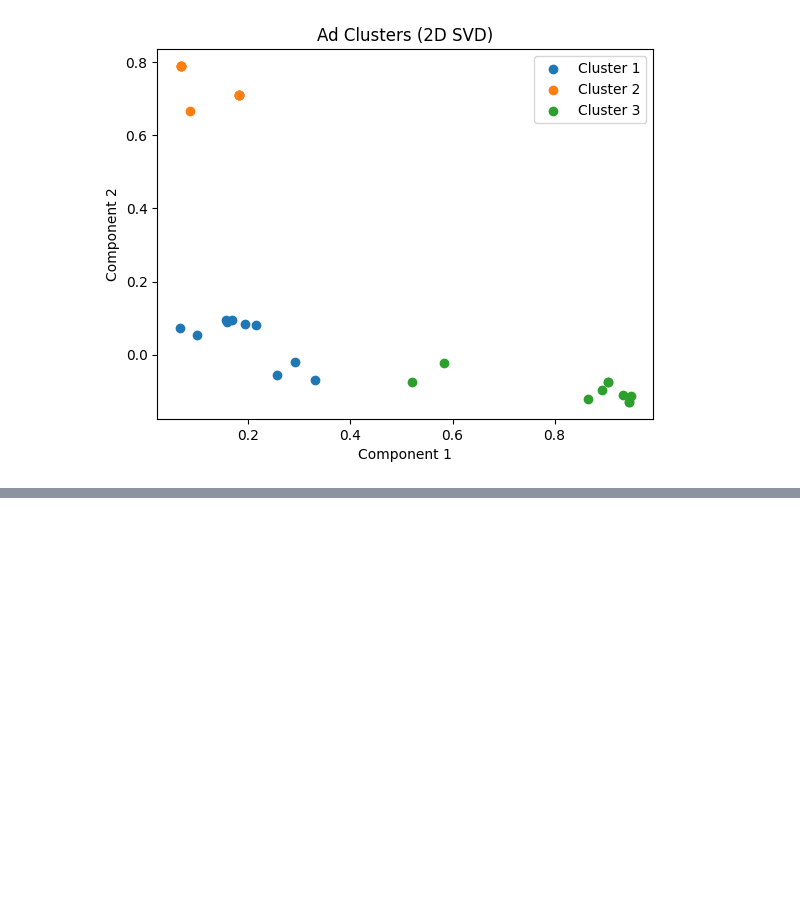
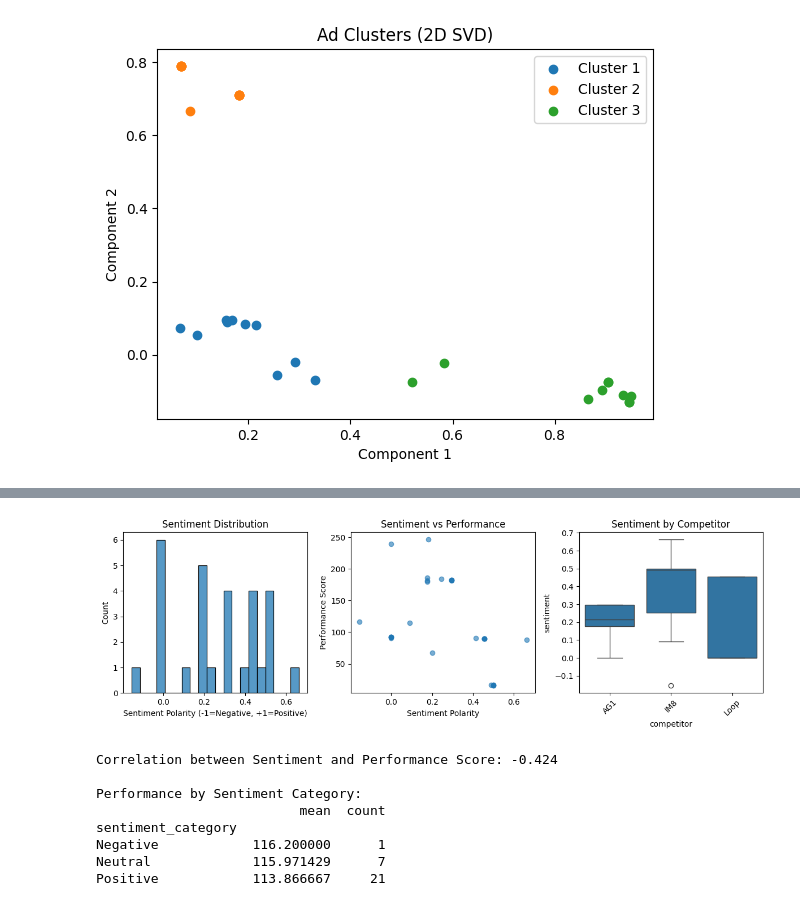
Before and after one commit to MohtashamMurshid/ventamin, a Jupyter notebook: analyse.ipynb, the cells around one changed output, grey strips where cells are left out. Saved outputs shown, nothing was run; the diff lists cells and outputs as text; code cells hidden in the pictures; blank space fills up the shorter version.

```diff
--- a/analyse.ipynb
+++ b/analyse.ipynb
@@ -66,0 +189,59 @@ plt.show()
+# %%
+# Sentiment Analysis
+try:
+    from textblob import TextBlob
+
+    def get_sentiment(text):
+        return TextBlob(text).sentiment.polarity
+
+    df['sentiment'] = df['text'].apply(get_sentiment)
+
+    plt.figure(figsize=(12, 4))
+
+    # Sentiment distribution
+    plt.subplot(1, 3, 1)
+    sns.histplot(df['sentiment'], bins=20)
+    plt.title('Sentiment Distribution')
+    plt.xlabel('Sentiment Polarity (-1=Negative, +1=Positive)')
+
+    # Sentiment vs Performance
+    plt.subplot(1, 3, 2)
+    plt.scatter(df['sentiment'], df['score'], alpha=0.6)
+    plt.xlabel('Sentiment Polarity')
+    plt.ylabel('Performance Score')
+    plt.title('Sentiment vs Performance')
+
+    # Sentiment by competitor
+    plt.subplot(1, 3, 3)
+    sns.boxplot(x='competitor', y='sentiment', data=df)
+    plt.title('Sentiment by Competitor')
+    plt.xticks(rotation=45)
+
+    plt.tight_layout()
+    plt.show()
+
+    # Correlation analysis
+    correlation = df[['sentiment', 'score']].corr().iloc[0,1]
+    print(f"Correlation between Sentiment and Performance Score: {correlation:.3f}")
+
+    # Sentiment categories
+    df['sentiment_category'] = pd.cut(df['sentiment'],
+                                    bins=[-1, -0.1, 0.1, 1],
+                                    labels=['Negative', 'Neutral', 'Positive'])
+    sentiment_performance = df.groupby('sentiment_category')['score'].agg(['mean', 'count'])
+    print("\nPerformance by Sentiment Category:")
+    print(sentiment_performance)
+
+except ImportError:
+    print("TextBlob not available. Install with: pip install textblob")
+    print("Skipping sentiment analysis...")
+# %% [output]
+[figure, added]
+Correlation between Sentiment and Performance Score: -0.424
+
+Performance by Sentiment Category:
+                          mean  count
+sentiment_category
+Negative            116.200000      1
+Neutral             115.971429      7
+Positive            113.866667     21
```
Also changed, not shown: parts of 7 cells of this notebook.
